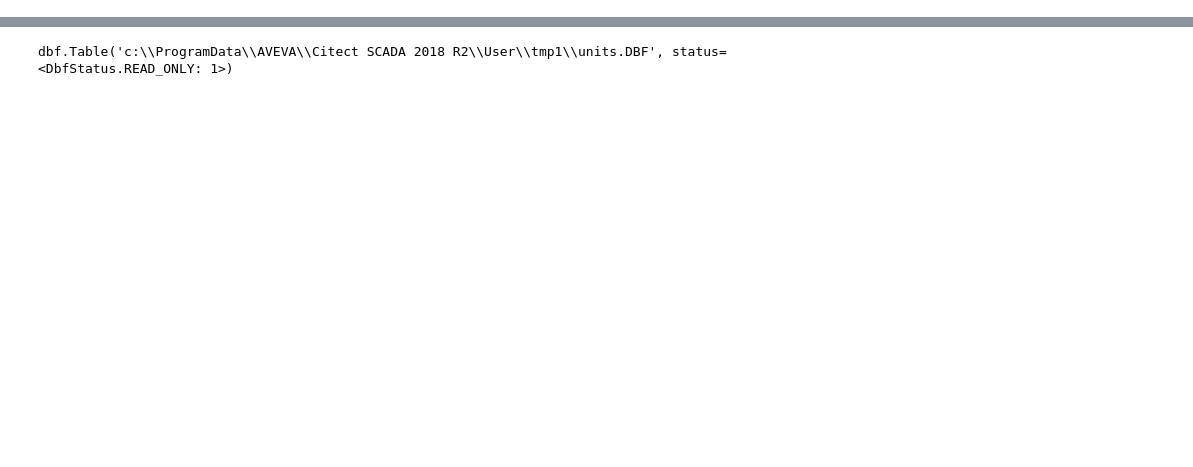
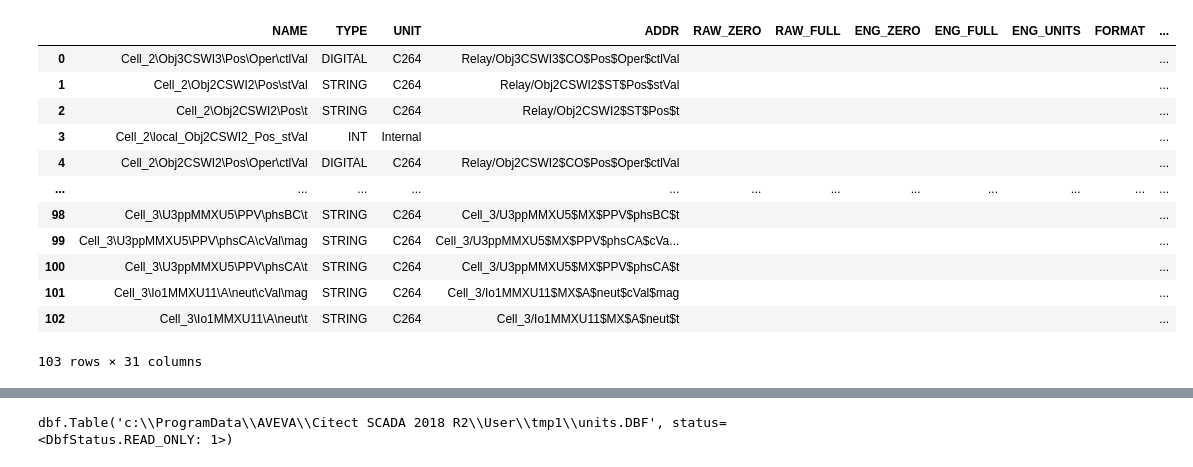
Before and after one commit to alermar69/myPython, a Jupyter notebook: ACY/dbf_scada.ipynb, the cells around one changed output, grey strips where cells are left out. Saved outputs shown, nothing was run; the diff lists cells and outputs as text; code cells hidden in the pictures; blank space fills up the shorter version.

```diff
--- a/ACY/dbf_scada.ipynb
+++ b/ACY/dbf_scada.ipynb
@@ -107,0 +256,18 @@ dd = dbf.Table(os.path.join(path_projects, 'tmp1', 'units.DBF'), codepage='cp125
+# %%
+project = Project('Proj16850_04112021')
+df = project.base.base_tag.dataframe()
+df
+# %% [output]
+|  | NAME | TYPE | UNIT | ADDR | RAW_ZERO | RAW_FULL | ENG_ZERO | ENG_FULL | ENG_UNITS | FORMAT | ... |
+| 0 | Cell_2\Obj3CSWI3\Pos\Oper\ctlVal | DIGITAL | C264 | Relay/Obj3CSWI3$CO$Pos$Oper$ctlVal |  |  |  |  |  |  | ... |
+| 1 | Cell_2\Obj2CSWI2\Pos\stVal | STRING | C264 | Relay/Obj2CSWI2$ST$Pos$stVal |  |  |  |  |  |  | ... |
+| 2 | Cell_2\Obj2CSWI2\Pos\t | STRING | C264 | Relay/Obj2CSWI2$ST$Pos$t |  |  |  |  |  |  | ... |
+| 3 | Cell_2\local_Obj2CSWI2_Pos_stVal | INT | Internal |  |  |  |  |  |  |  | ... |
+| 4 | Cell_2\Obj2CSWI2\Pos\Oper\ctlVal | DIGITAL | C264 | Relay/Obj2CSWI2$CO$Pos$Oper$ctlVal |  |  |  |  |  |  | ... |
+| ... | ... | ... | ... | ... | ... | ... | ... | ... | ... | ... | ... |
+| 98 | Cell_3\U3ppMMXU5\PPV\phsBC\t | STRING | C264 | Cell_3/U3ppMMXU5$MX$PPV$phsBC$t |  |  |  |  |  |  | ... |
+| 99 | Cell_3\U3ppMMXU5\PPV\phsCA\cVal\mag | STRING | C264 | Cell_3/U3ppMMXU5$MX$PPV$phsCA$cVa... |  |  |  |  |  |  | ... |
+| 100 | Cell_3\U3ppMMXU5\PPV\phsCA\t | STRING | C264 | Cell_3/U3ppMMXU5$MX$PPV$phsCA$t |  |  |  |  |  |  | ... |
+| 101 | Cell_3\Io1MMXU11\A\neut\cVal\mag | STRING | C264 | Cell_3/Io1MMXU11$MX$A$neut$cVal$mag |  |  |  |  |  |  | ... |
+| 102 | Cell_3\Io1MMXU11\A\neut\t | STRING | C264 | Cell_3/Io1MMXU11$MX$A$neut$t |  |  |  |  |  |  | ... |
+103 rows × 31 columns
```
Also changed, not shown: parts of 22 cells of this notebook.
